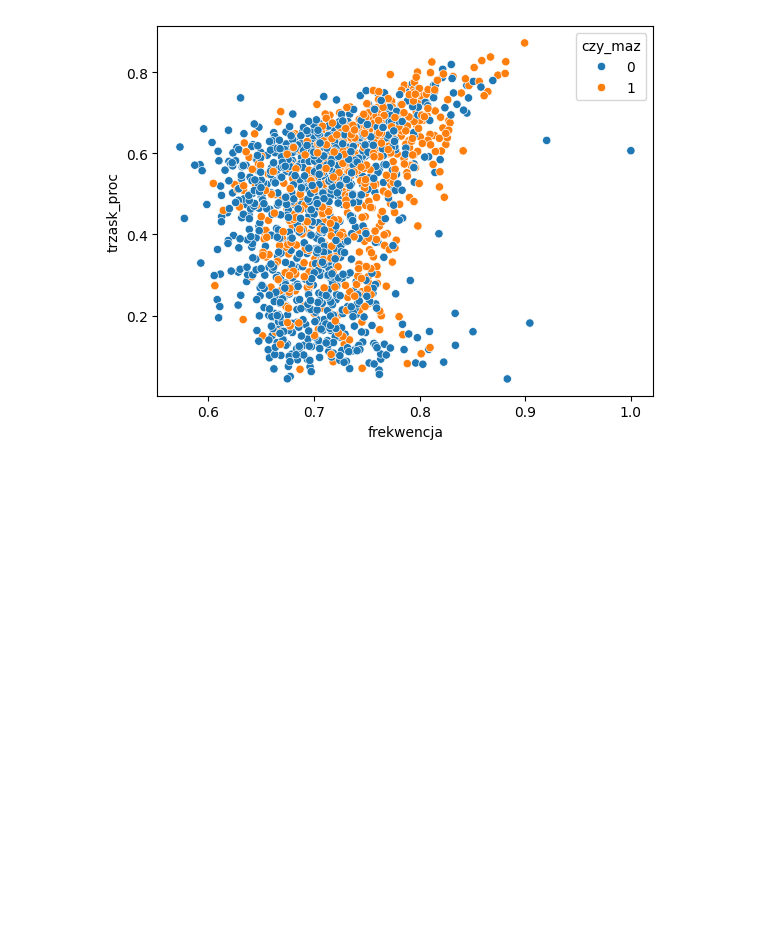
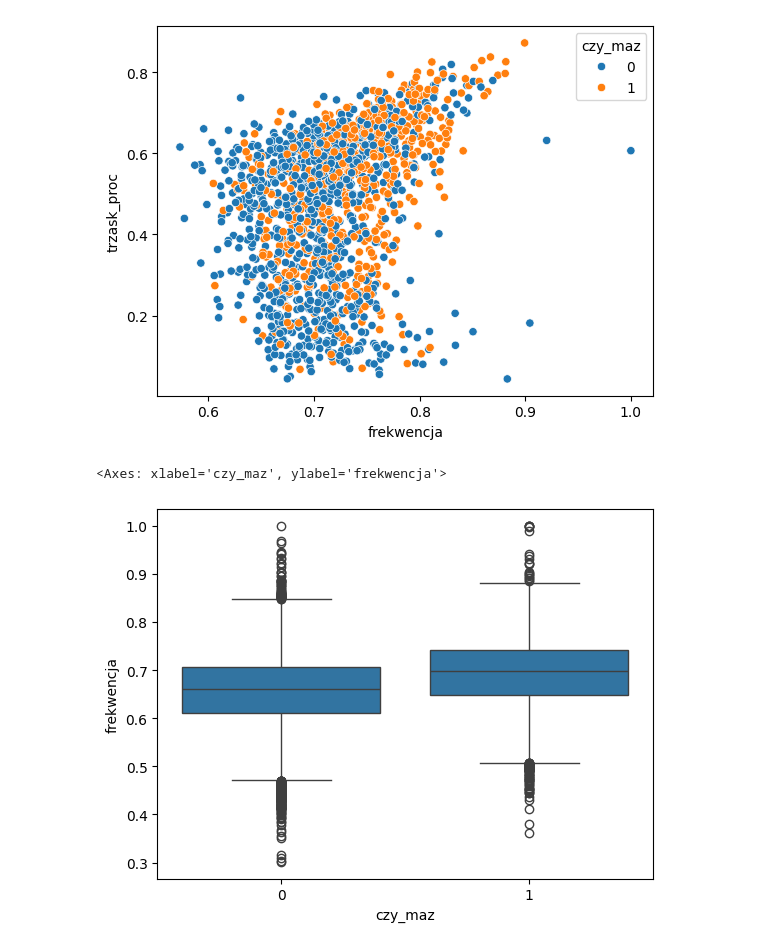
Before and after one commit to GrabarzVIII/election_analisys_stacjaIT, a Jupyter notebook: notebooks/analisys.ipynb, the cells around one changed output. Drawn from its saved outputs; the diff is of its cells as text; code cells hidden in the pictures; blank space fills up the shorter version.

```diff
--- a/notebooks/analisys.ipynb
+++ b/notebooks/analisys.ipynb
@@ -323,3 +323,8 @@ sns.scatterplot(data = turn2_mean_voter_turnout, x='frekwencja', y='trzask_proc'
 # %% [output]
 <Axes: xlabel='frekwencja', ylabel='trzask_proc'>
 [figure]
+# %%
+sns.boxplot(data=turn2, x='czy_maz', y='frekwencja')
+# %% [output]
+<Axes: xlabel='czy_maz', ylabel='frekwencja'>
+[figure, added]
```
Also changed, not shown: parts of 4 cells of this notebook, 1 other file.
